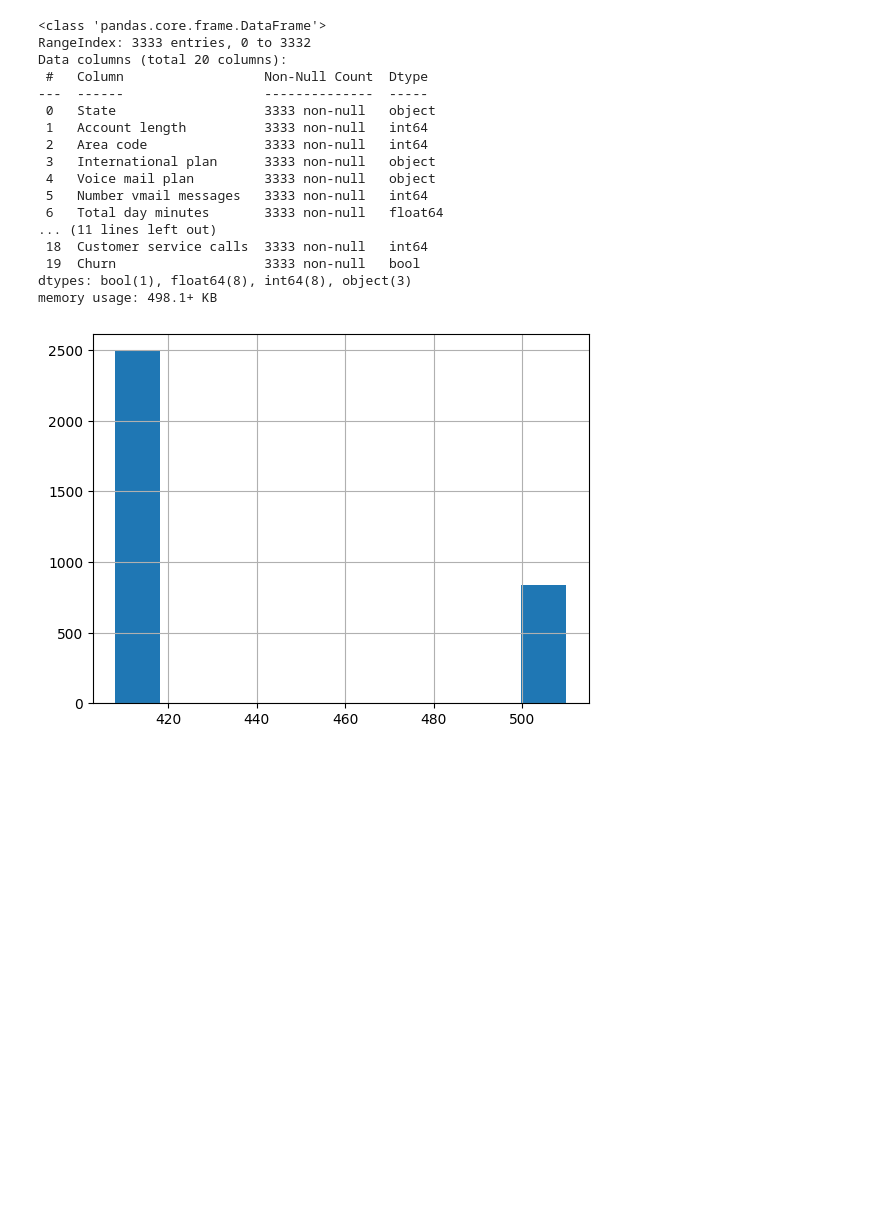
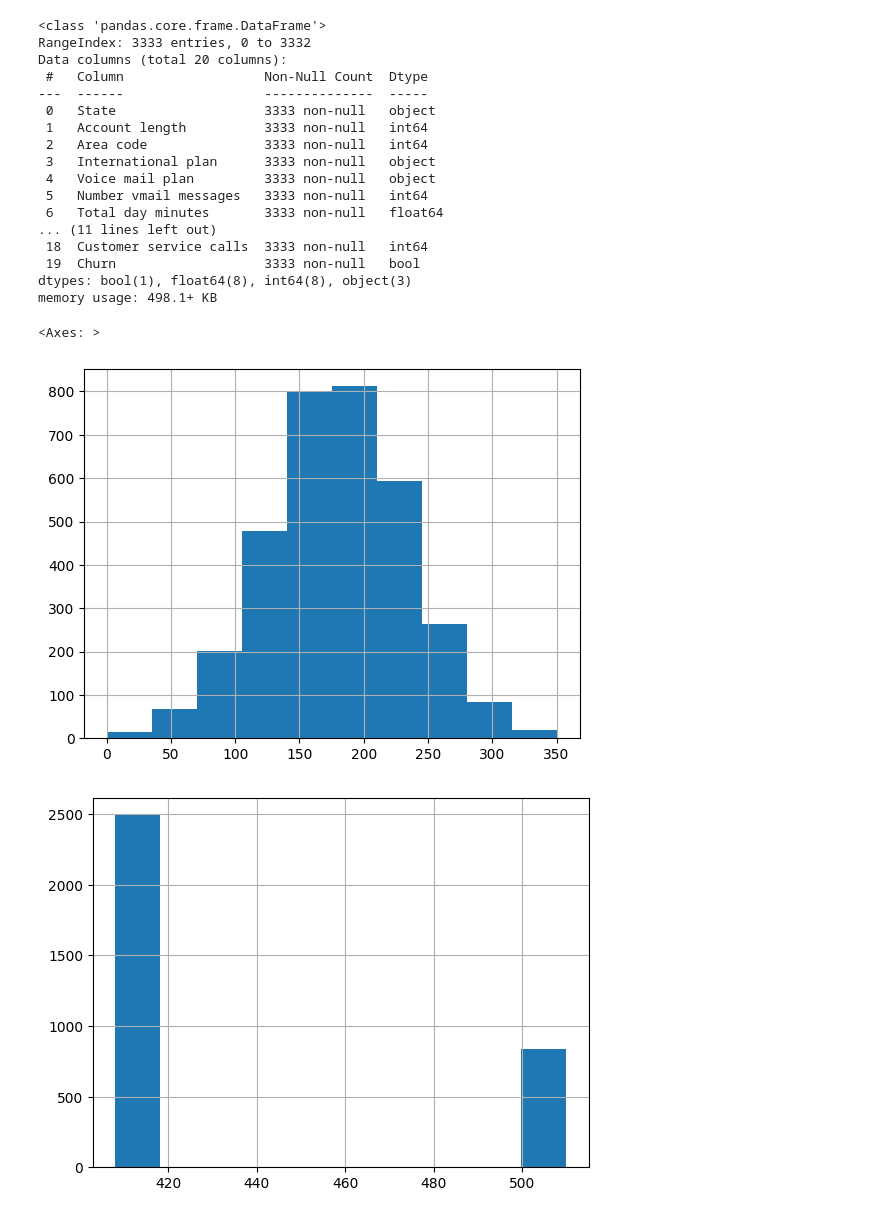
Before and after one commit to Aswathy-alien/ML, a Jupyter notebook: Week-3-Pandas-and-Seaborn_ML_in-Finance_Final-2 (1) (1).ipynb, the cells around one changed output. Drawn from its saved outputs; the diff is of its cells as text; code cells hidden in the pictures; blank space fills up the shorter version.

```diff
--- a/Week-3-Pandas-and-Seaborn_ML_in-Finance_Final-2 (1) (1).ipynb
+++ b/Week-3-Pandas-and-Seaborn_ML_in-Finance_Final-2 (1) (1).ipynb
@@ -36,6 +36,11 @@ dtypes: bool(1), float64(8), int64(8), object(3)
 memory usage: 498.1+ KB
 # %%
 %matplotlib inline
+# %%
+data['Total day minutes'].hist()
+# %% [output]
+<Axes: >
+[figure, added]
 # %%
 data['Area code'].hist();
 # %% [output]
```
Also changed, not shown: parts of 29 cells of this notebook, 1 other file.
